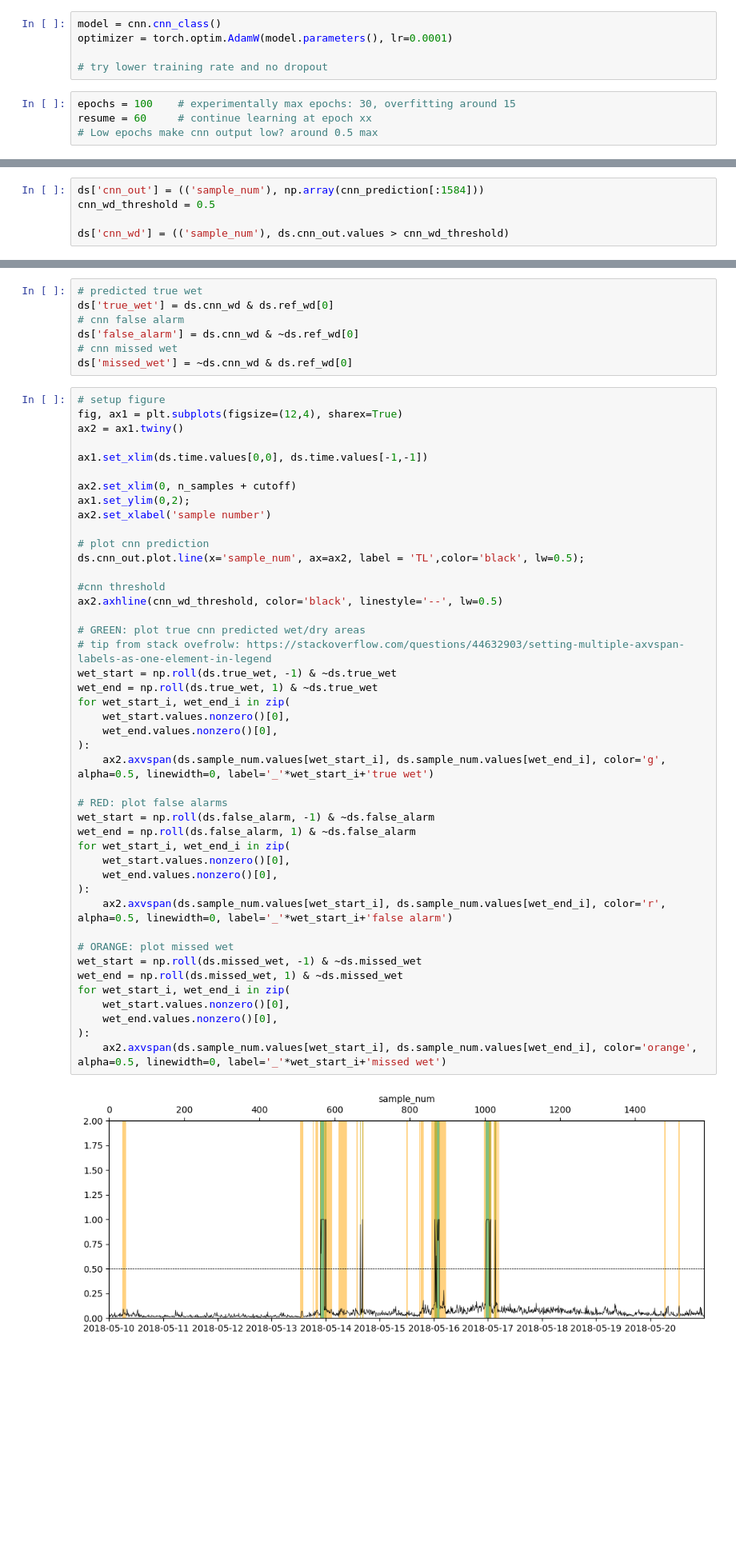
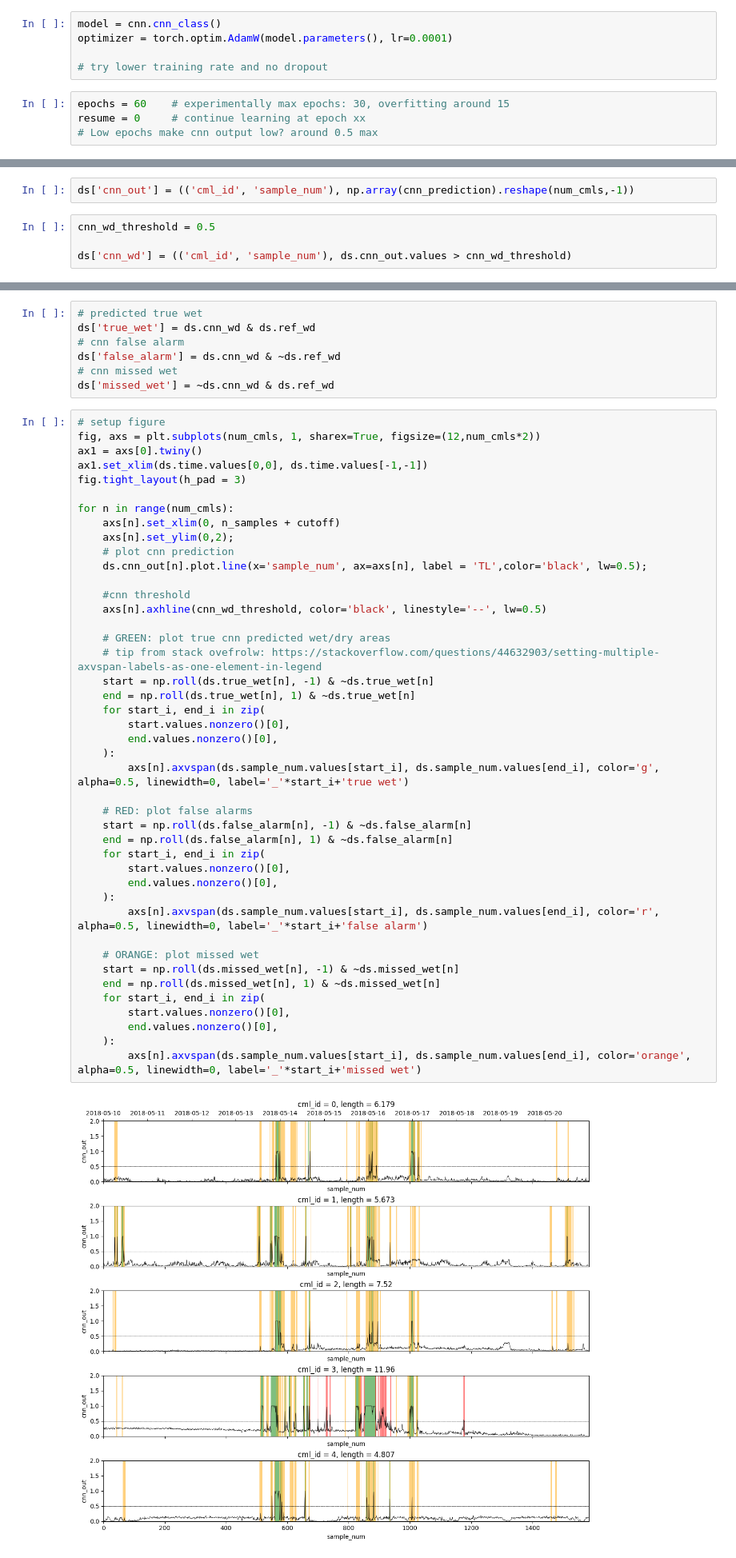
Before and after one commit to xkalet07/cml_wd_telcosense, a Jupyter notebook: 02_train_full_dataset.ipynb, the cells around one changed output, grey strips where cells are left out. Shown at 80% size. Saved outputs shown, nothing was run; the diff lists cells and outputs as text; blank space fills up the shorter version.

```diff
--- a/02_train_full_dataset.ipynb
+++ b/02_train_full_dataset.ipynb
@@ -246,8 +261,8 @@ optimizer = torch.optim.AdamW(model.parameters(), lr=0.0001)
 
 # try lower training rate and no dropout
 # %%
-epochs = 100    # experimentally max epochs: 30, overfitting around 15
-resume = 60     # continue learning at epoch xx
+epochs = 60    # experimentally max epochs: 30, overfitting around 15
+resume = 0     # continue learning at epoch xx
 # Low epochs make cnn output low? around 0.5 max
 # %%
 if resume == 0:
@@ -320,8 +335,9 @@ min test loss: 0.24021809
 prediction output, confusion matrix, MCC...
 #### Plot the prediction output
 #### <span style="color:red">TODO: </span>Add Legends to figures
+# %%
+ds['cnn_out'] = (('cml_id', 'sample_num'), np.array(cnn_prediction).reshape(num_cmls,-1))
 # %%
-ds['cnn_out'] = (('sample_num'), np.array(cnn_prediction[:1584]))
 cnn_wd_threshold = 0.5
 
-ds['cnn_wd'] = (('sample_num'), ds.cnn_out.values > cnn_wd_threshold)
+ds['cnn_wd'] = (('cml_id', 'sample_num'), ds.cnn_out.values > cnn_wd_threshold)
@@ -348,56 +344,55 @@ for wet_start_i, wet_end_i in zip(
 # %%
 # predicted true wet
-ds['true_wet'] = ds.cnn_wd & ds.ref_wd[0]
+ds['true_wet'] = ds.cnn_wd & ds.ref_wd
 # cnn false alarm
-ds['false_alarm'] = ds.cnn_wd & ~ds.ref_wd[0]
+ds['false_alarm'] = ds.cnn_wd & ~ds.ref_wd
 # cnn missed wet
-ds['missed_wet'] = ~ds.cnn_wd & ds.ref_wd[0]
+ds['missed_wet'] = ~ds.cnn_wd & ds.ref_wd
 # %%
 # setup figure
-fig, ax1 = plt.subplots(figsize=(12,4), sharex=True)
-ax2 = ax1.twiny()
+fig, axs = plt.subplots(num_cmls, 1, sharex=True, figsize=(12,num_cmls*2))
+ax1 = axs[0].twiny()
+ax1.set_xlim(ds.time.values[0,0], ds.time.values[-1,-1])
+fig.tight_layout(h_pad = 3)
 
-ax1.set_xlim(ds.time.values[0,0], ds.time.values[-1,-1])
+for n in range(num_cmls):
+    axs[n].set_xlim(0, n_samples + cutoff)
+    axs[n].set_ylim(0,2);
+    # plot cnn prediction
+    ds.cnn_out[n].plot.line(x='sample_num', ax=axs[n], label = 'TL',color='black', lw=0.5);
 
-ax2.set_xlim(0, n_samples + cutoff)
-ax1.set_ylim(0,2);
-ax2.set_xlabel('sample number')
+    #cnn threshold
+    axs[n].axhline(cnn_wd_threshold, color='black', linestyle='--', lw=0.5)
 
-# plot cnn prediction
-ds.cnn_out.plot.line(x='sample_num', ax=ax2, label = 'TL',color='black', lw=0.5);
+    # GREEN: plot true cnn predicted wet/dry areas
+    # tip from stack ovefrolw: https://stackoverflow.com/questions/44632903/setting-multiple-axvspan-labels-as-one-element-in-legend
+    start = np.roll(ds.true_wet[n], -1) & ~ds.true_wet[n]
+    end = np.roll(ds.true_wet[n], 1) & ~ds.true_wet[n]
+    for start_i, end_i in zip(
+        start.values.nonzero()[0],
+        end.values.nonzero()[0],
+    ):
+        axs[n].axvspan(ds.sample_num.values[start_i], ds.sample_num.values[end_i], color='g', alpha=0.5, linewidth=0, label='_'*start_i+'true wet')
 
-#cnn threshold
-ax2.axhline(cnn_wd_threshold, color='black', linestyle='--', lw=0.5)
+    # RED: plot false alarms
+    start = np.roll(ds.false_alarm[n], -1) & ~ds.false_alarm[n]
+    end = np.roll(ds.false_alarm[n], 1) & ~ds.false_alarm[n]
+    for start_i, end_i in zip(
+        start.values.nonzero()[0],
+        end.values.nonzero()[0],
+    ):
+        axs[n].axvspan(ds.sample_num.values[start_i], ds.sample_num.values[end_i], color='r', alpha=0.5, linewidth=0, label='_'*start_i+'false alarm')
 
-# GREEN: plot true cnn predicted wet/dry areas
-# tip from stack ovefrolw: https://stackoverflow.com/questions/44632903/setting-multiple-axvspan-labels-as-one-element-in-legend
-wet_start = np.roll(ds.true_wet, -1) & ~ds.true_wet
-wet_end = np.roll(ds.true_wet, 1) & ~ds.true_wet
-for wet_start_i, wet_end_i in zip(
-    wet_start.values.nonzero()[0],
-    wet_end.values.nonzero()[0],
-):
-    ax2.axvspan(ds.sample_num.values[wet_start_i], ds.sample_num.values[wet_end_i], color='g', alpha=0.5, linewidth=0, label='_'*wet_start_i+'true wet')
-
-# RED: plot false alarms
-wet_start = np.roll(ds.false_alarm, -1) & ~ds.false_alarm
-wet_end = np.roll(ds.false_alarm, 1) & ~ds.false_alarm
-for wet_start_i, wet_end_i in zip(
-    wet_start.values.nonzero()[0],
-    wet_end.values.nonzero()[0],
-):
-    ax2.axvspan(ds.sample_num.values[wet_start_i], ds.sample_num.values[wet_end_i], color='r', alpha=0.5, linewidth=0, label='_'*wet_start_i+'false alarm')
-
-# ORANGE: plot missed wet
-wet_start = np.roll(ds.missed_wet, -1) & ~ds.missed_wet
-wet_end = np.roll(ds.missed_wet, 1) & ~ds.missed_wet
-for wet_start_i, wet_end_i in zip(
-    wet_start.values.nonzero()[0],
-    wet_end.values.nonzero()[0],
-):
-    ax2.axvspan(ds.sample_num.values[wet_start_i], ds.sample_num.values[wet_end_i], color='orange', alpha=0.5, linewidth=0, label='_'*wet_start_i+'missed wet')
+    # ORANGE: plot missed wet
+    start = np.roll(ds.missed_wet[n], -1) & ~ds.missed_wet[n]
+    end = np.roll(ds.missed_wet[n], 1) & ~ds.missed_wet[n]
+    for start_i, end_i in zip(
+        start.values.nonzero()[0],
+        end.values.nonzero()[0],
+    ):
+        axs[n].axvspan(ds.sample_num.values[start_i], ds.sample_num.values[end_i], color='orange', alpha=0.5, linewidth=0, label='_'*start_i+'missed wet')
 # %% [output]
-[figure, old version]
+[figure, new version]
 # %% [markdown]
 #### ROC curve
 
```
Also changed, not shown: parts of 14 cells of this notebook, 1 other file.
